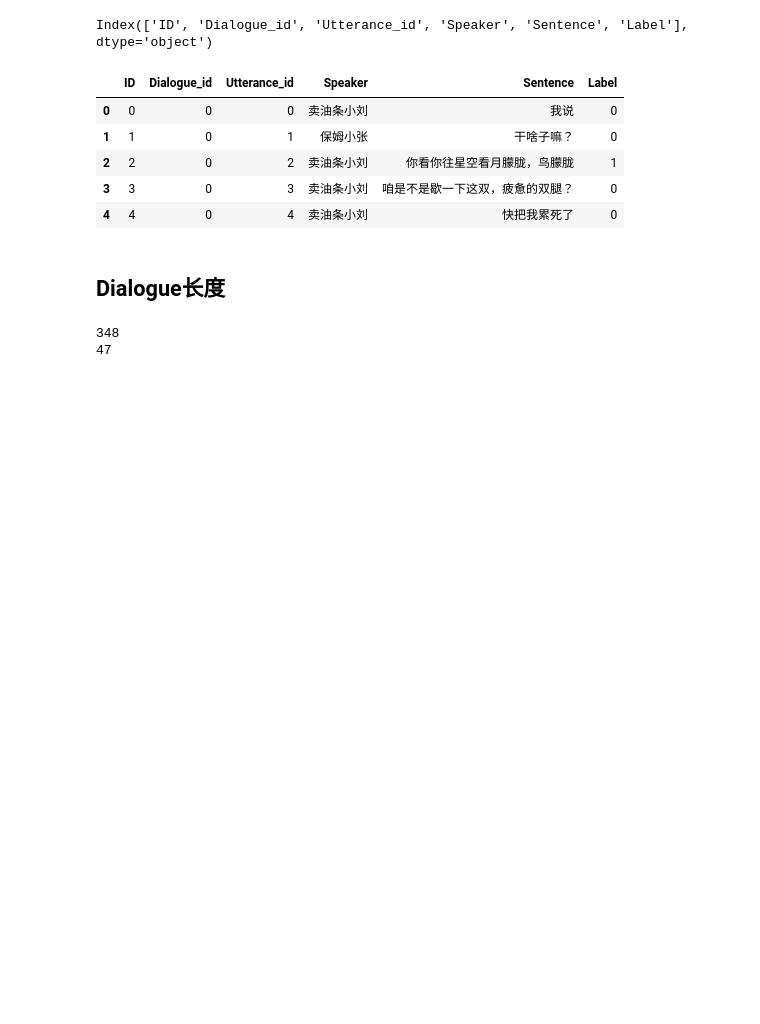
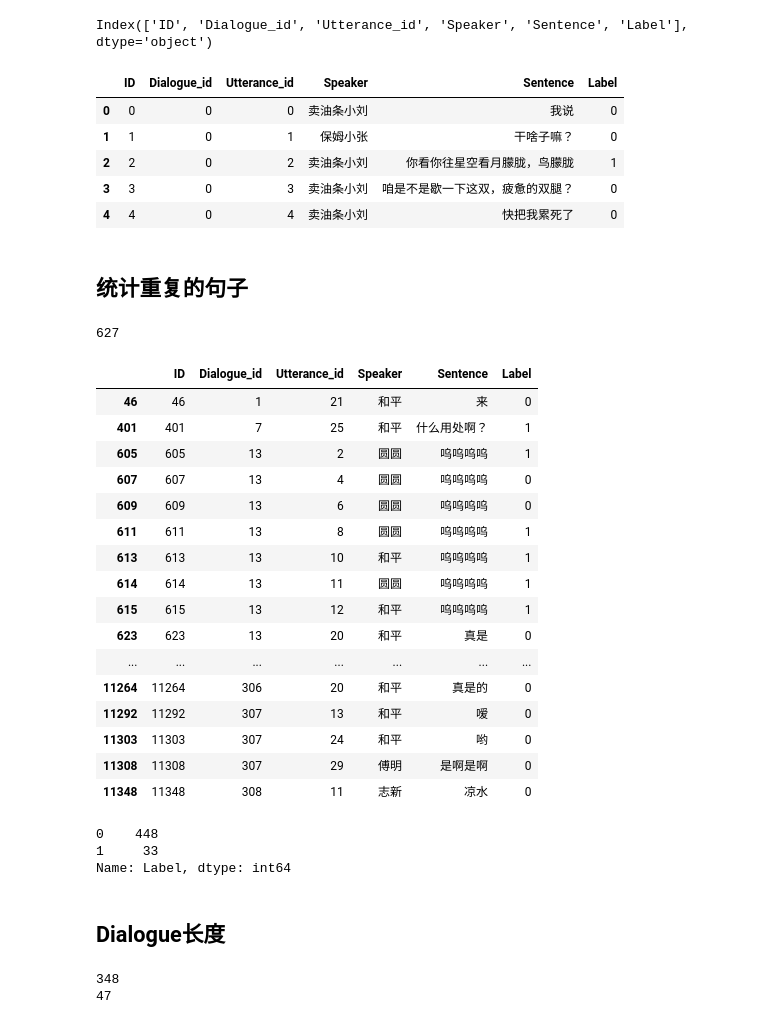
Before and after one commit to CCChenhao997/CCL2020-Humor-Computation, a Jupyter notebook: utils/EDA.ipynb, the cells around one changed output. Drawn from its saved outputs; the diff is of its cells as text; code cells hidden in the pictures; blank space fills up the shorter version.

Commit message:
count duplicate data

```diff
--- a/utils/EDA.ipynb
+++ b/utils/EDA.ipynb
@@ -22,6 +22,39 @@ train_labeled_cn.head(5)
 | 2 | 2 | 0 | 2 | 卖油条小刘 | 你看你往星空看月朦胧，鸟朦胧 | 1 |
 | 3 | 3 | 0 | 3 | 卖油条小刘 | 咱是不是歇一下这双，疲惫的双腿？ | 0 |
 | 4 | 4 | 0 | 4 | 卖油条小刘 | 快把我累死了 | 0 |
+# %% [markdown]
+## 统计重复的句子
+# %%
+dup_sentence = train_labeled_cn[train_labeled_cn['Sentence'].duplicated(keep=False)]
+len(dup_sentence)
+# %% [output]
+627
+# %%
+dup_sentence
+# %% [output]
+|  | ID | Dialogue_id | Utterance_id | Speaker | Sentence | Label |
+| 46 | 46 | 1 | 21 | 和平 | 来 | 0 |
+| 401 | 401 | 7 | 25 | 和平 | 什么用处啊？ | 1 |
+| 605 | 605 | 13 | 2 | 圆圆 | 呜呜呜呜 | 1 |
+| 607 | 607 | 13 | 4 | 圆圆 | 呜呜呜呜 | 0 |
+| 609 | 609 | 13 | 6 | 圆圆 | 呜呜呜呜 | 0 |
+| 611 | 611 | 13 | 8 | 圆圆 | 呜呜呜呜 | 1 |
+| 613 | 613 | 13 | 10 | 和平 | 呜呜呜呜 | 1 |
+| 614 | 614 | 13 | 11 | 圆圆 | 呜呜呜呜 | 1 |
+| 615 | 615 | 13 | 12 | 和平 | 呜呜呜呜 | 1 |
+| 623 | 623 | 13 | 20 | 和平 | 真是 | 0 |
+| ... | ... | ... | ... | ... | ... | ... |
+| 11264 | 11264 | 306 | 20 | 和平 | 真是的 | 0 |
+| 11292 | 11292 | 307 | 13 | 和平 | 嗳 | 0 |
+| 11303 | 11303 | 307 | 24 | 和平 | 哟 | 0 |
+| 11308 | 11308 | 307 | 29 | 傅明 | 是啊是啊 | 0 |
+| 11348 | 11348 | 308 | 11 | 志新 | 凉水 | 0 |
+# %%
+dup_sentence['Label'].value_counts()
+# %% [output]
+0    448
+1     33
+Name: Label, dtype: int64
 # %% [markdown]
 ## Dialogue长度
 # %%
```
Also changed, not shown: parts of 4 cells of this notebook.
